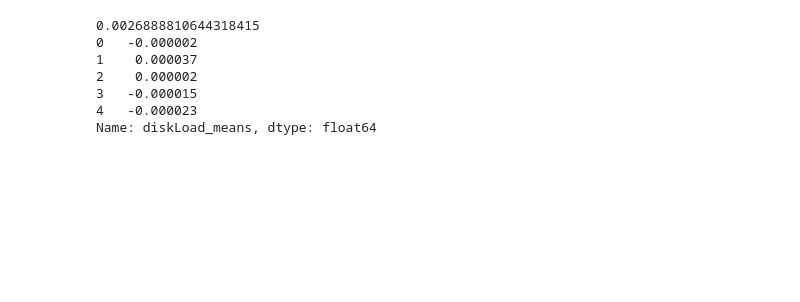
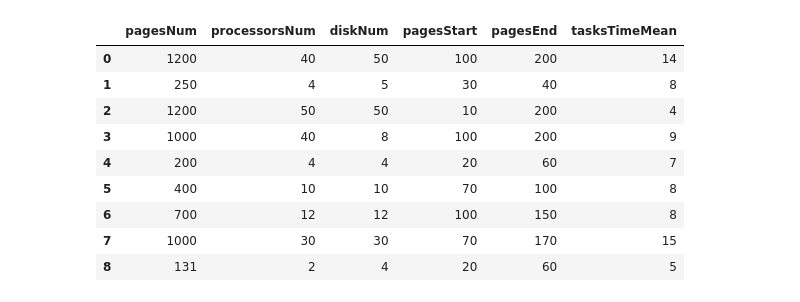
Before and after one commit to SideShowBoBGOT/system_modelling_seventh_semester, a Jupyter notebook: course_work/verification.ipynb, the cells around one changed output. Cells and saved outputs as stored; diff of their text form; code cells hidden in the pictures; blank space fills up the shorter version.

```diff
--- a/course_work/verification.ipynb
+++ b/course_work/verification.ipynb
@@ -157,14 +147,0 @@ for params, params_data in datas.items():
-# %%
-for params, complex_output in output_stats_dict.items():
-    diskLoad_global_mean = complex_output.common_props.diskLoad_means.mean()
-    print(complex_output.common_props.diskLoad_means - diskLoad_global_mean)
-
-    break
-# %% [output]
-0.0026888810644318415
-0   -0.000002
-1    0.000037
-2    0.000002
-3   -0.000015
-4   -0.000023
-Name: diskLoad_means, dtype: float64
@@ -170,0 +170,15 @@ Name: diskLoad_means, dtype: float64
+# %%
+params_data_frame = pd.concat(params_mat, axis=1)
+params_data_frame = params_data_frame.T
+params_data_frame
+# %% [output]
+|  | pagesNum | processorsNum | diskNum | pagesStart | pagesEnd | tasksTimeMean |
+| 0 | 1200 | 40 | 50 | 100 | 200 | 14 |
+| 1 | 250 | 4 | 5 | 30 | 40 | 8 |
+| 2 | 1200 | 50 | 50 | 10 | 200 | 4 |
+| 3 | 1000 | 40 | 8 | 100 | 200 | 9 |
+| 4 | 200 | 4 | 4 | 20 | 60 | 7 |
+| 5 | 400 | 10 | 10 | 70 | 100 | 8 |
+| 6 | 700 | 12 | 12 | 100 | 150 | 8 |
+| 7 | 1000 | 30 | 30 | 70 | 170 | 15 |
+| 8 | 131 | 2 | 4 | 20 | 60 | 5 |
```
Also changed, not shown: parts of 6 cells of this notebook.
